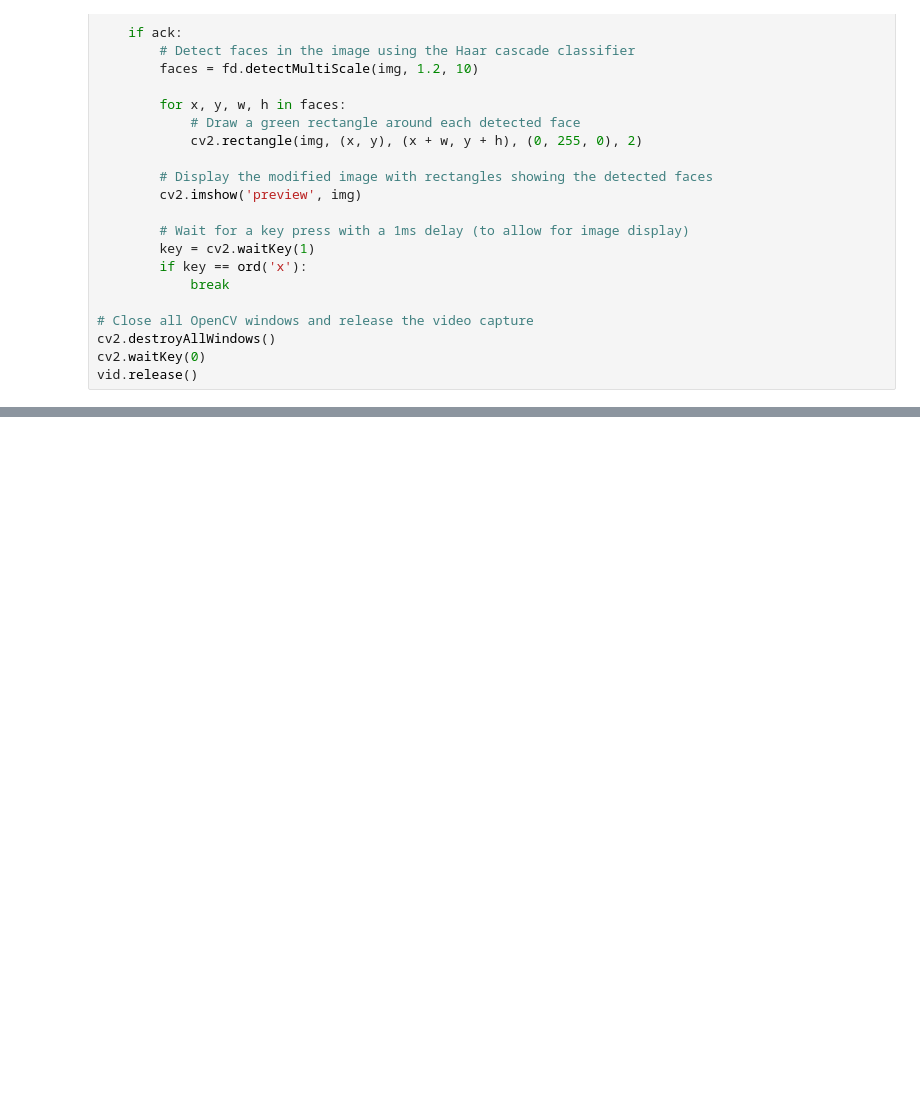
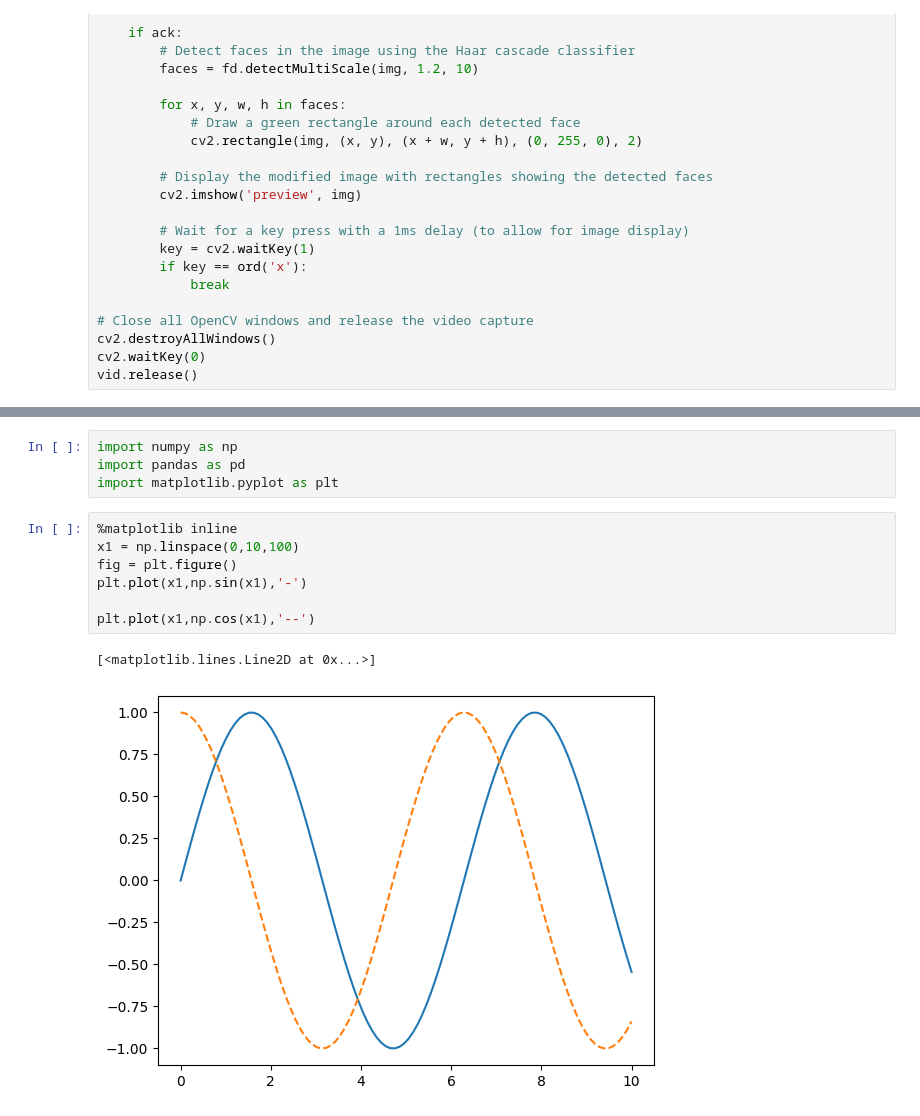
Before and after one commit to mark5o/boy, a Jupyter notebook: Untitled-1.ipynb, the cells around one changed output, grey strips where cells are left out. Drawn from its saved outputs; the diff is of its cells as text; blank space fills up the shorter version.

```diff
--- a/Untitled-1.ipynb
+++ b/Untitled-1.ipynb
@@ -546,3 +548,17 @@ while True:
 cv2.destroyAllWindows()
 cv2.waitKey(0)
 vid.release()
+# %%
+import numpy as np
+import pandas as pd
+import matplotlib.pyplot as plt
+# %%
+%matplotlib inline
+x1 = np.linspace(0,10,100)
+fig = plt.figure()
+plt.plot(x1,np.sin(x1),'-')
+
+plt.plot(x1,np.cos(x1),'--')
+# %% [output]
+[<matplotlib.lines.Line2D at 0x...>]
+[figure, added]
```
Also changed, not shown: parts of 8 cells of this notebook, 1 other file.
